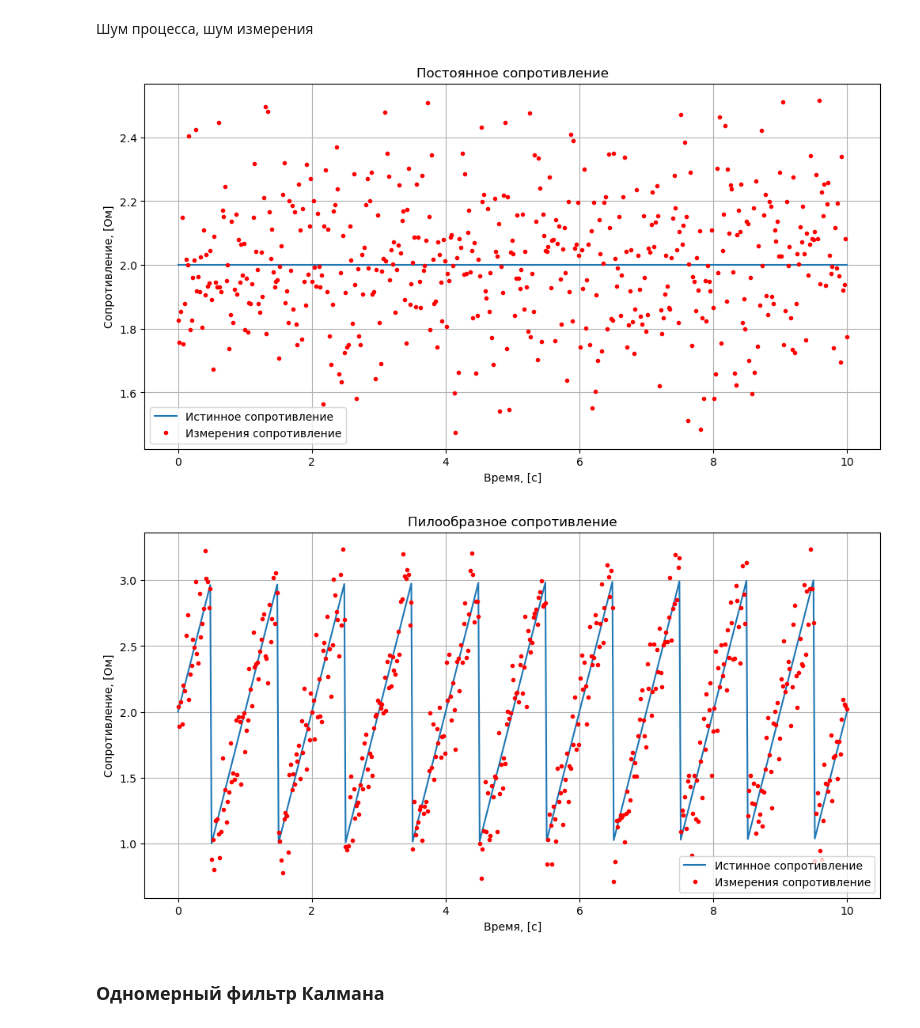
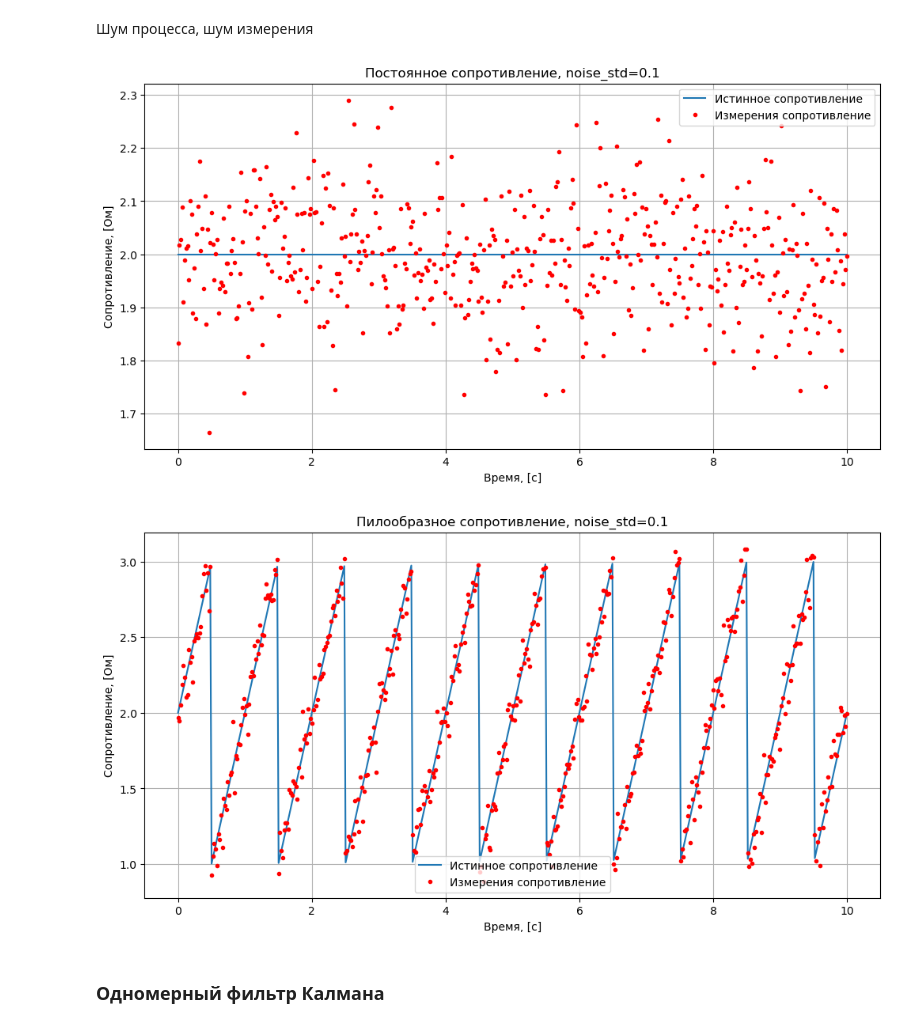
Before and after one commit to BROsandr/modeling_ius, a Jupyter notebook: lab2/lab02.ipynb, the cells around one changed output. Drawn from its saved outputs; the diff is of its cells as text; code cells hidden in the pictures.

```diff
--- a/lab2/lab02.ipynb
+++ b/lab2/lab02.ipynb
@@ -91,57 +91,58 @@ import matplotlib.pyplot as plt
 from scipy import signal
 import scipy
 import pandas as pd
 
 # Параметры генерации данных
 n_points = 500         # Количество точек данных
 
-noise_std = 0.2
+noise_std = np.arange(0.1, 1.0, step=0.1)
 
 amplitude = 2
 
 def get_resistance(t, f=1, offset=1, A=10, dyn=False):
   if not dyn:
     return [offset + A] * len(t) # 100 Ohm
   else:
     return offset + A / 2 + A / 2 * signal.sawtooth(2 * np.pi * f * t-np.pi)
 
 t = np.linspace(0, 10, n_points)  # Время от 0 до 10 секунд с 100 точками
 
 x_true_const = np.array(get_resistance(t, A=amplitude, offset=0, dyn=False))
 
-z_const = x_true_const + np.random.normal(0, noise_std, n_points)
+z_const = [x_true_const + np.random.normal(0, std, n_points) for std in noise_std]
 
 # Визуализация сгенерированных данных
 plt.figure(figsize=(12, 6))
 plt.plot(t, x_true_const, label='Истинное сопротивление')
-plt.plot(t, z_const, 'r.', label='Измерения сопротивление')
+plt.plot(t, z_const[0], 'r.', label='Измерения сопротивление')
 plt.xlabel('Время, [с]')
 plt.ylabel('Сопротивление, [Ом]')
 plt.legend()
 plt.grid()
-plt.title('Постоянное сопротивление')
+plt.title(f'Постоянное сопротивление, noise_std={noise_std[0]}')
 plt.show()
 # %% [output]
-[figure, old version]
+[figure, new version]
 # %%
 x_true_saw = np.array(get_resistance(t, A=amplitude, offset=1, dyn=True))
 
-z_saw = x_true_saw + np.random.normal(0, noise_std, n_points)
+z_saw = [x_true_saw + np.random.normal(0, std, n_points) for std in noise_std]
 
-z_saw[z_saw < 0] = abs(z_saw[z_saw < 0])
+for i in range(len(z_saw)):
+  z_saw[i][z_saw[i] < 0] = abs(z_saw[i][z_saw[i] < 0])
 
 # Визуализация сгенерированных данных
 plt.figure(figsize=(12, 6))
 plt.plot(t, x_true_saw, label='Истинное сопротивление')
-plt.plot(t, z_saw, 'r.', label='Измерения сопротивление')
+plt.plot(t, z_saw[0], 'r.', label='Измерения сопротивление')
 plt.xlabel('Время, [с]')
 plt.ylabel('Сопротивление, [Ом]')
 plt.legend()
 plt.grid()
-plt.title('Пилообразное сопротивление')
+plt.title(f'Пилообразное сопротивление, noise_std={noise_std[0]}')
 plt.show()
 # %% [output]
-[figure, old version]
+[figure, new version]
 # %% [markdown]
 ### Одномерный фильтр Калмана
 # %%
```
Also changed, not shown: parts of 1 cell of this notebook.
